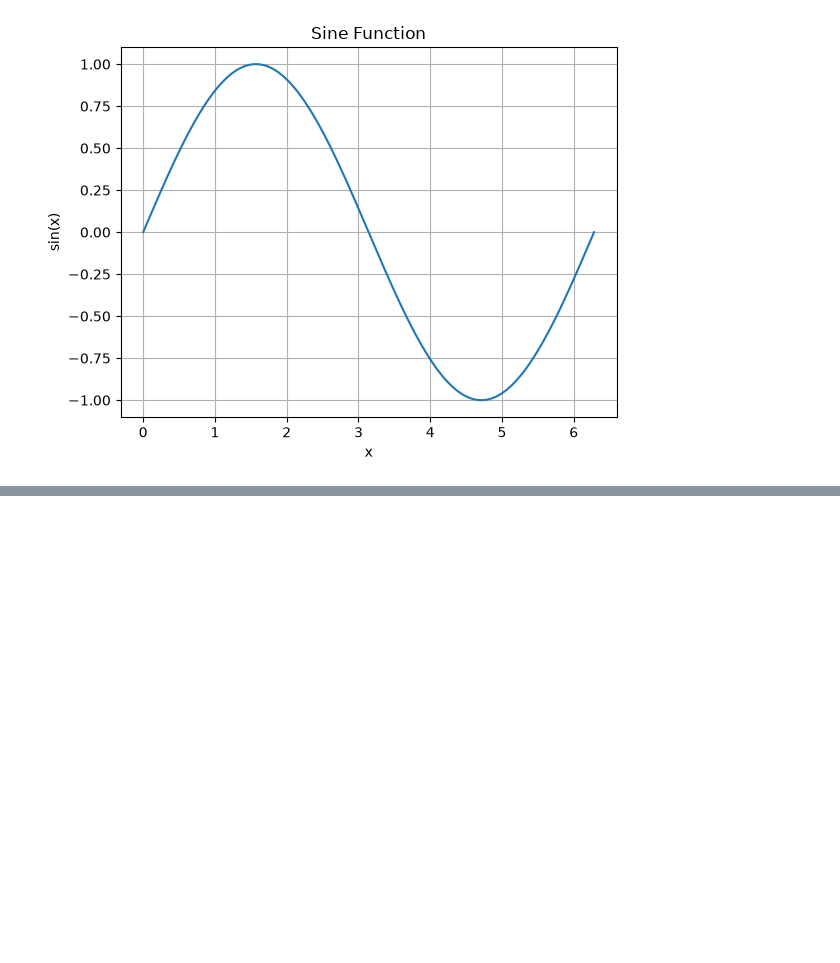
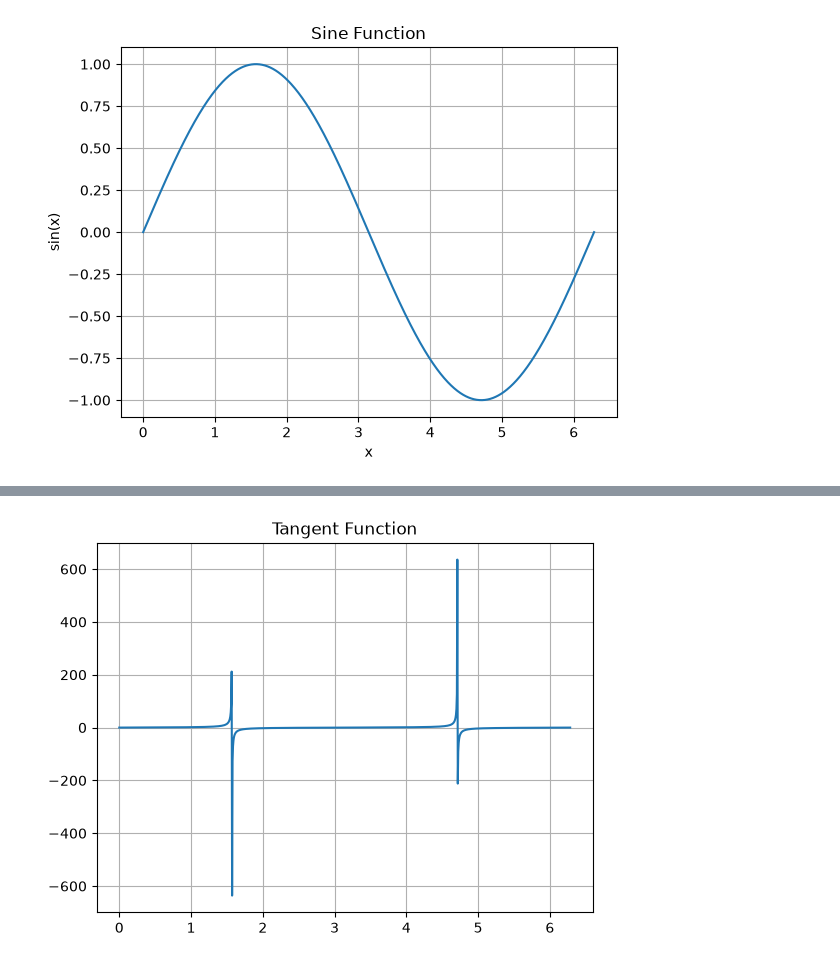
Before and after one commit to Pushkar-Thakare/git-course, a Jupyter notebook: ML_Notebook.ipynb, the cells around one changed output, grey strips where cells are left out. Cells and saved outputs as stored; diff of their text form; code cells hidden in the pictures; blank space fills up the shorter version.

Commit message:
added new graph

```diff
--- a/ML_Notebook.ipynb
+++ b/ML_Notebook.ipynb
@@ -53,0 +54,7 @@ plt.show()
+# %%
+plt.plot(x, np.tan(x))
+plt.grid()
+plt.title("Tangent Function")
+plt.show()
+# %% [output]
+[figure, added]
```
Also changed, not shown: parts of 2 cells of this notebook.
